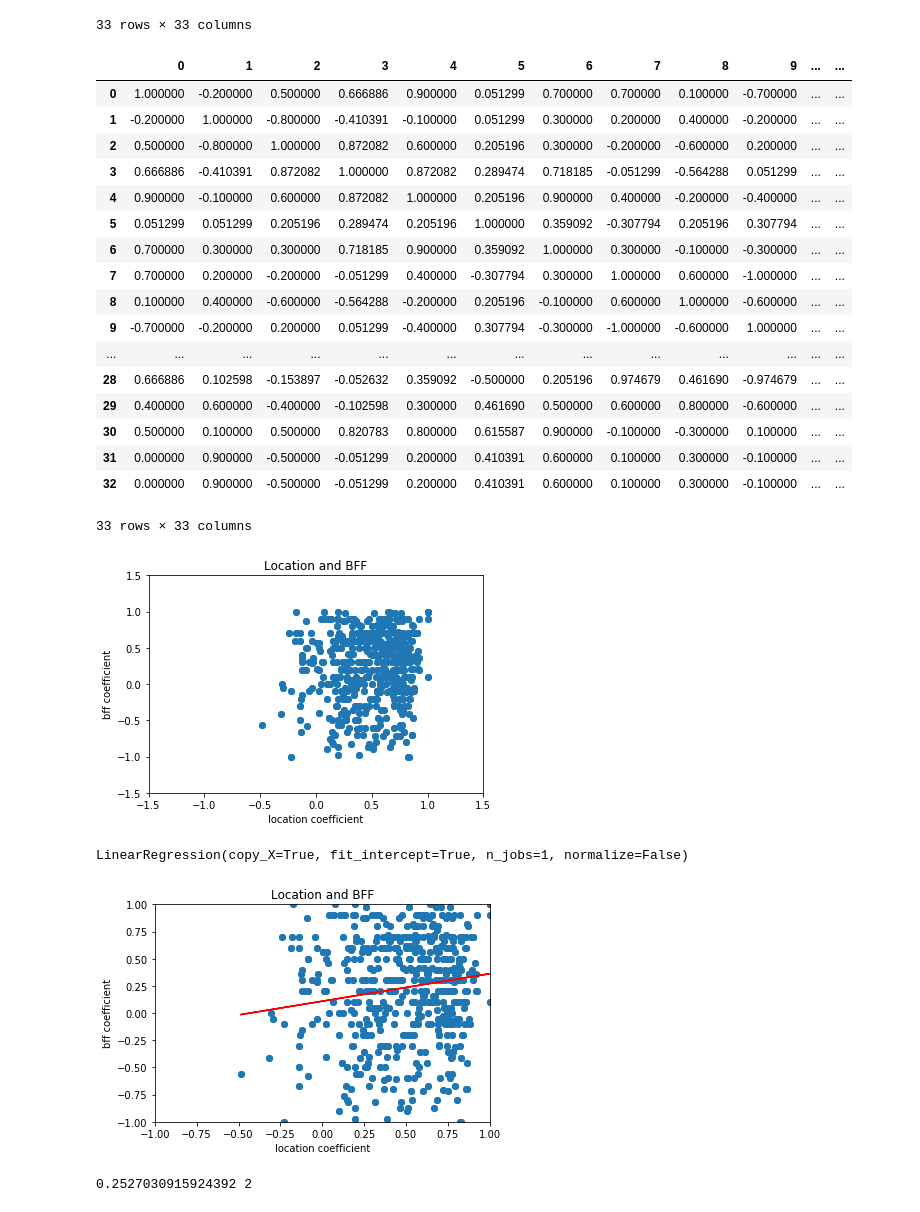
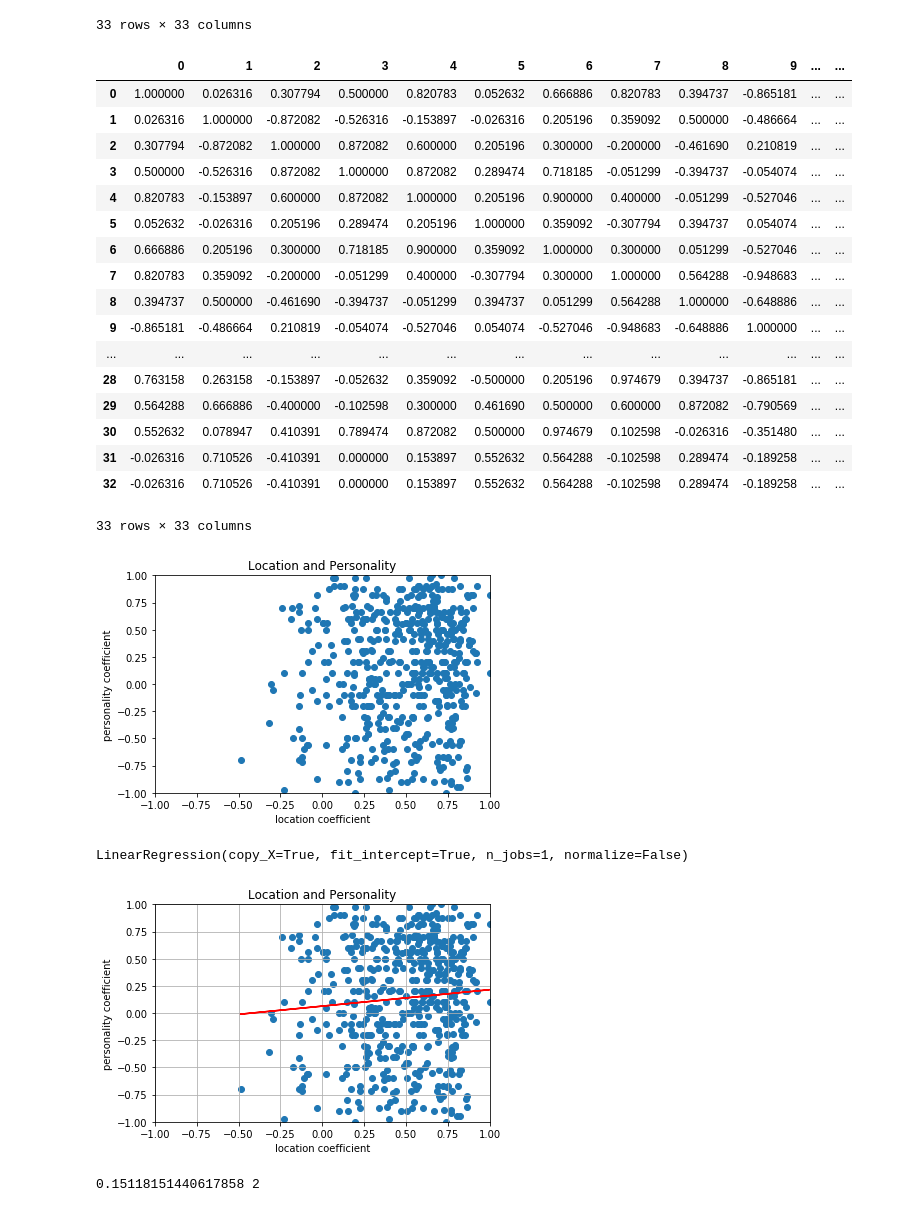
Before and after one commit to KylieBaek/ML-personality-and-locations, a Jupyter notebook: bsy.ipynb, the cells around one changed output. Drawn from its saved outputs; the diff is of its cells as text; code cells hidden in the pictures.

```diff
--- a/bsy.ipynb
+++ b/bsy.ipynb
@@ -6,8 +6,9 @@ import pandas as pd
 import numpy as np
 import matplotlib.pyplot as plt
 # %%
+#get ranked data of 33 volunteers
 lc = pd.read_csv("./loc.csv",sep=',')
-bf = pd.read_csv("./bff.csv",sep=',')
+bf = pd.read_csv("./rankedbff.csv",sep=',')
 # %%
 lc
 # %% [output]
@@ -110,39 +109,39 @@ lc_s
 bf_s
 # %% [output]
 |  | 0 | 1 | 2 | 3 | 4 | 5 | 6 | 7 | 8 | 9 | ... | ... |
-| 0 | 1.000000 | -0.200000 | 0.500000 | 0.666886 | 0.900000 | 0.051299 | 0.700000 | 0.700000 | 0.100000 | -0.700000 | ... | ... |
-| 1 | -0.200000 | 1.000000 | -0.800000 | -0.410391 | -0.100000 | 0.051299 | 0.300000 | 0.200000 | 0.400000 | -0.200000 | ... | ... |
-| 2 | 0.500000 | -0.800000 | 1.000000 | 0.872082 | 0.600000 | 0.205196 | 0.300000 | -0.200000 | -0.600000 | 0.200000 | ... | ... |
-| 3 | 0.666886 | -0.410391 | 0.872082 | 1.000000 | 0.872082 | 0.289474 | 0.718185 | -0.051299 | -0.564288 | 0.051299 | ... | ... |
-| 4 | 0.900000 | -0.100000 | 0.600000 | 0.872082 | 1.000000 | 0.205196 | 0.900000 | 0.400000 | -0.200000 | -0.400000 | ... | ... |
-| 5 | 0.051299 | 0.051299 | 0.205196 | 0.289474 | 0.205196 | 1.000000 | 0.359092 | -0.307794 | 0.205196 | 0.307794 | ... | ... |
-| 6 | 0.700000 | 0.300000 | 0.300000 | 0.718185 | 0.900000 | 0.359092 | 1.000000 | 0.300000 | -0.100000 | -0.300000 | ... | ... |
-| 7 | 0.700000 | 0.200000 | -0.200000 | -0.051299 | 0.400000 | -0.307794 | 0.300000 | 1.000000 | 0.600000 | -1.000000 | ... | ... |
-| 8 | 0.100000 | 0.400000 | -0.600000 | -0.564288 | -0.200000 | 0.205196 | -0.100000 | 0.600000 | 1.000000 | -0.600000 | ... | ... |
-| 9 | -0.700000 | -0.200000 | 0.200000 | 0.051299 | -0.400000 | 0.307794 | -0.300000 | -1.000000 | -0.600000 | 1.000000 | ... | ... |
+| 0 | 1.000000 | 0.026316 | 0.307794 | 0.500000 | 0.820783 | 0.052632 | 0.666886 | 0.820783 | 0.394737 | -0.865181 | ... | ... |
+| 1 | 0.026316 | 1.000000 | -0.872082 | -0.526316 | -0.153897 | -0.026316 | 0.205196 | 0.359092 | 0.500000 | -0.486664 | ... | ... |
+| 2 | 0.307794 | -0.872082 | 1.000000 | 0.872082 | 0.600000 | 0.205196 | 0.300000 | -0.200000 | -0.461690 | 0.210819 | ... | ... |
+| 3 | 0.500000 | -0.526316 | 0.872082 | 1.000000 | 0.872082 | 0.289474 | 0.718185 | -0.051299 | -0.394737 | -0.054074 | ... | ... |
+| 4 | 0.820783 | -0.153897 | 0.600000 | 0.872082 | 1.000000 | 0.205196 | 0.900000 | 0.400000 | -0.051299 | -0.527046 | ... | ... |
+| 5 | 0.052632 | -0.026316 | 0.205196 | 0.289474 | 0.205196 | 1.000000 | 0.359092 | -0.307794 | 0.394737 | 0.054074 | ... | ... |
+| 6 | 0.666886 | 0.205196 | 0.300000 | 0.718185 | 0.900000 | 0.359092 | 1.000000 | 0.300000 | 0.051299 | -0.527046 | ... | ... |
+| 7 | 0.820783 | 0.359092 | -0.200000 | -0.051299 | 0.400000 | -0.307794 | 0.300000 | 1.000000 | 0.564288 | -0.948683 | ... | ... |
+| 8 | 0.394737 | 0.500000 | -0.461690 | -0.394737 | -0.051299 | 0.394737 | 0.051299 | 0.564288 | 1.000000 | -0.648886 | ... | ... |
+| 9 | -0.865181 | -0.486664 | 0.210819 | -0.054074 | -0.527046 | 0.054074 | -0.527046 | -0.948683 | -0.648886 | 1.000000 | ... | ... |
 | ... | ... | ... | ... | ... | ... | ... | ... | ... | ... | ... | ... | ... |
-| 28 | 0.666886 | 0.102598 | -0.153897 | -0.052632 | 0.359092 | -0.500000 | 0.205196 | 0.974679 | 0.461690 | -0.974679 | ... | ... |
-| 29 | 0.400000 | 0.600000 | -0.400000 | -0.102598 | 0.300000 | 0.461690 | 0.500000 | 0.600000 | 0.800000 | -0.600000 | ... | ... |
-| 30 | 0.500000 | 0.100000 | 0.500000 | 0.820783 | 0.800000 | 0.615587 | 0.900000 | -0.100000 | -0.300000 | 0.100000 | ... | ... |
-| 31 | 0.000000 | 0.900000 | -0.500000 | -0.051299 | 0.200000 | 0.410391 | 0.600000 | 0.100000 | 0.300000 | -0.100000 | ... | ... |
-| 32 | 0.000000 | 0.900000 | -0.500000 | -0.051299 | 0.200000 | 0.410391 | 0.600000 | 0.100000 | 0.300000 | -0.100000 | ... | ... |
+| 28 | 0.763158 | 0.263158 | -0.153897 | -0.052632 | 0.359092 | -0.500000 | 0.205196 | 0.974679 | 0.394737 | -0.865181 | ... | ... |
+| 29 | 0.564288 | 0.666886 | -0.400000 | -0.102598 | 0.300000 | 0.461690 | 0.500000 | 0.600000 | 0.872082 | -0.790569 | ... | ... |
+| 30 | 0.552632 | 0.078947 | 0.410391 | 0.789474 | 0.872082 | 0.500000 | 0.974679 | 0.102598 | -0.026316 | -0.351480 | ... | ... |
+| 31 | -0.026316 | 0.710526 | -0.410391 | 0.000000 | 0.153897 | 0.552632 | 0.564288 | -0.102598 | 0.289474 | -0.189258 | ... | ... |
+| 32 | -0.026316 | 0.710526 | -0.410391 | 0.000000 | 0.153897 | 0.552632 | 0.564288 | -0.102598 | 0.289474 | -0.189258 | ... | ... |
 33 rows × 33 columns
 # %%
 x = []
 y = []
 for i in range(0,33):
-    for j in range(0,33):
+    for j in range(i+1,33):
         y.append([bf_s[i][j]])
         x.append([lc_s[i][j]])
 # %%
 plt.scatter(x,y)
-plt.title("Location and BFF")
+plt.title("Location and Personality")
 plt.xlabel("location coefficient")
-plt.ylabel("bff coefficient")
-plt.axis([-1.5,1.5,-1.5,1.5])
+plt.ylabel("personality coefficient")
+plt.axis([-1.0,1.0,-1.0,1.0])
 plt.show()
 # %% [output]
-[figure, old version]
+[figure, new version]
 # %%
 from sklearn.linear_model import LinearRegression
 # %%
@@ -152,15 +151,16 @@ model.fit(X=pd.DataFrame(x),y=pd.DataFrame(y))
 LinearRegression(copy_X=True, fit_intercept=True, n_jobs=1, normalize=False)
 # %%
 plt.scatter(x,y)
-plt.title("Location and BFF")
+plt.title("Location and Personality")
 plt.xlabel("location coefficient")
-plt.ylabel("bff coefficient")
+plt.ylabel("personality coefficient")
 plt.axis([-1.0,1.0,-1.0,1.0])
+plt.grid(True)
 plt.plot(x,model.predict(pd.DataFrame(x)),color='red')
 plt.show()
 # %% [output]
-[figure, old version]
+[figure, new version]
 # %%
 print(model.coef_[0][0],2)
 # %% [output]
-0.2527030915924392 2
+0.15118151440617858 2
```
Also changed, not shown: parts of 3 cells of this notebook, 1 other file.
